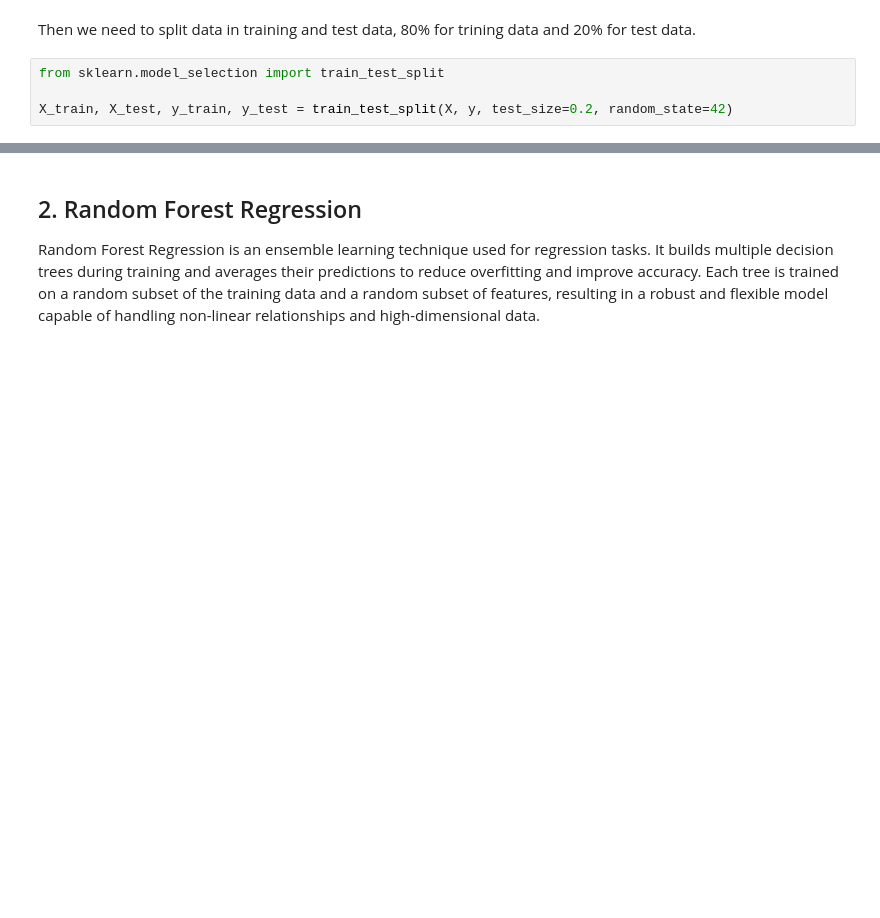
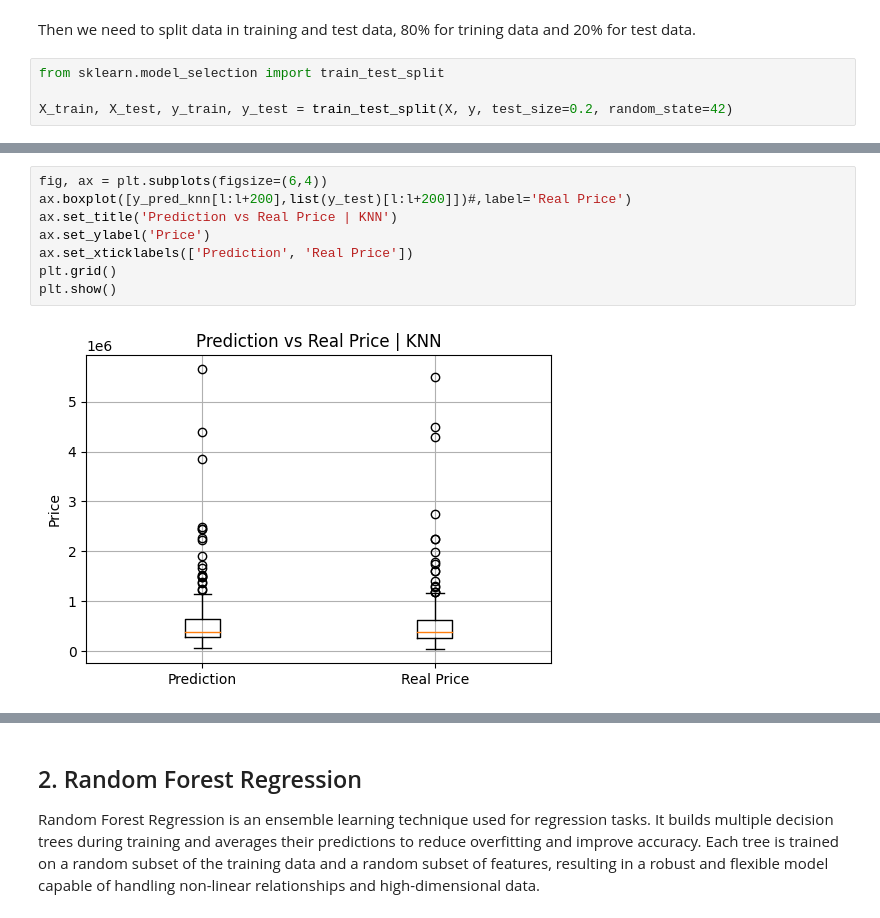
Before and after one commit to LarrySerratos/CienciaMatematicadeDatos, a Jupyter notebook: Diplomado-ModeloPredictivo.ipynb, the cells around one changed output, grey strips where cells are left out. Saved outputs shown, nothing was run; the diff lists cells and outputs as text; blank space fills up the shorter version.

```diff
--- a/Diplomado-ModeloPredictivo.ipynb
+++ b/Diplomado-ModeloPredictivo.ipynb
@@ -119,0 +134,10 @@ R2 for KNN   :  0.4518
+# %%
+fig, ax = plt.subplots(figsize=(6,4))
+ax.boxplot([y_pred_knn[l:l+200],list(y_test)[l:l+200]])#,label='Real Price')
+ax.set_title('Prediction vs Real Price | KNN')
+ax.set_ylabel('Price')
+ax.set_xticklabels(['Prediction', 'Real Price'])
+plt.grid()
+plt.show()
+# %% [output]
+[figure, added]
```
Also changed, not shown: parts of 14 cells of this notebook.
